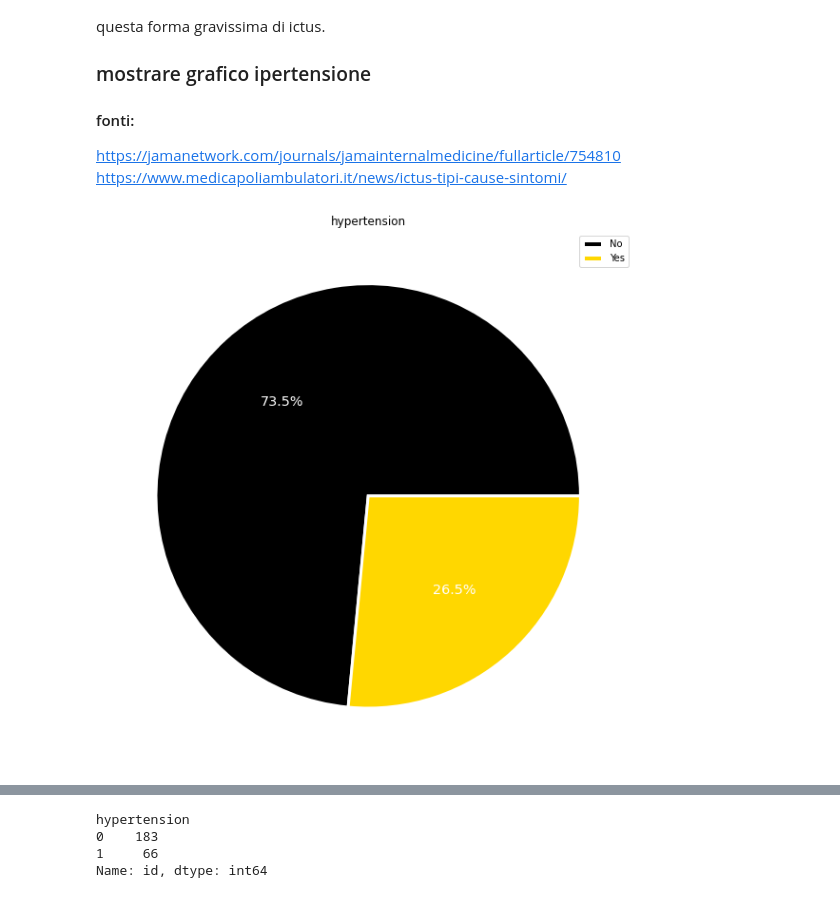
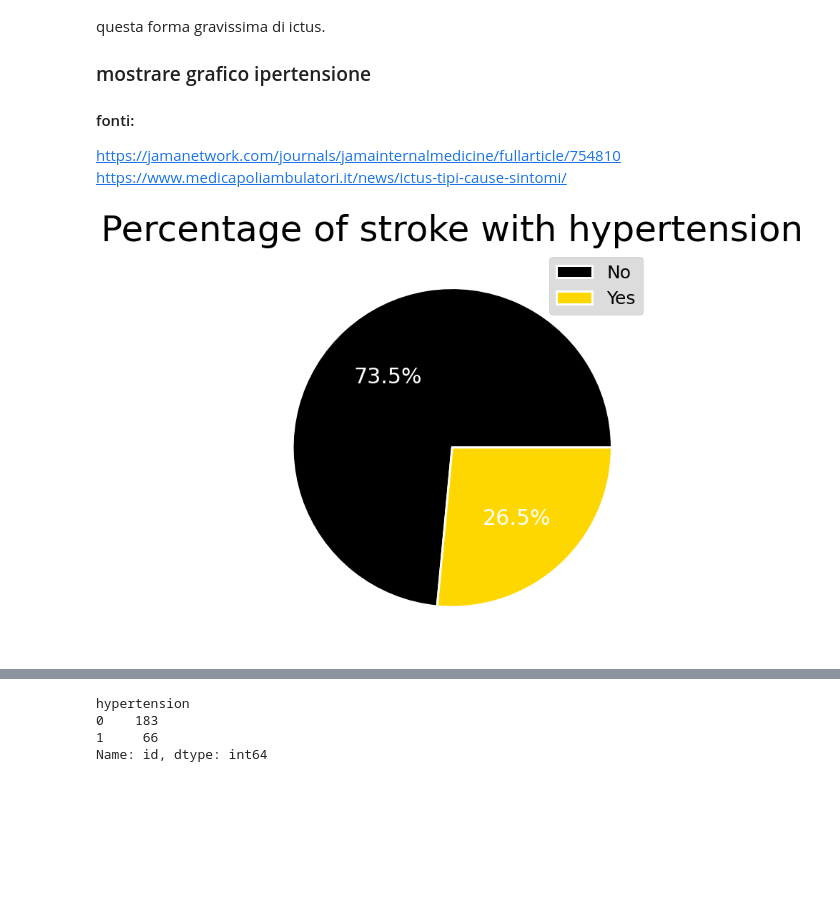
Before and after one commit to Requiem98/FDS-FinalProject, a Jupyter notebook: main.ipynb, the cells around one changed output, grey strips where cells are left out. Cells and saved outputs as stored; diff of their text form; code cells hidden in the pictures; blank space fills up the shorter version.

```diff
--- a/main.ipynb
+++ b/main.ipynb
@@ -132,17 +142,17 @@ https://www.medicapoliambulatori.it/news/ictus-tipi-cause-sintomi/
 # %%
 fig, ax = plt.subplots(figsize=(10, 20))
 
 
 
 ax.pie(dataset[["hypertension", "stroke", "id"]][dataset.stroke == 1].groupby("hypertension").count()["id"], labels = ["No", "Yes"],
-       colors=["k","gold"], autopct='%1.1f%%', textprops={'size': 'x-large', "color": "w"}, labeldistance=None, wedgeprops={'linewidth': 3.0, 'edgecolor': 'white'});
-ax.set_title("hypertension");
+       colors=["k","gold"], autopct='%1.1f%%', textprops={'size': 30, "color": "w"}, labeldistance=None, wedgeprops={'linewidth': 3.0, 'edgecolor': 'white'});
+ax.set_title("Percentage of stroke with hypertension", fontsize=50);
 
 
-ax.legend()
-fig.savefig("hypertension_pie.png", bbox_inches='tight', transparent = True)
+ax.legend(fontsize = 25)
+fig.savefig("immages/hypertension_pie.png", bbox_inches='tight', transparent = True)
 # %% [output]
-[figure, old version]
+[figure, new version]
 # %%
 fig, ax = plt.subplots(figsize=(10, 20))
 
```
Also changed, not shown: parts of 26 cells of this notebook, 7 other files.
